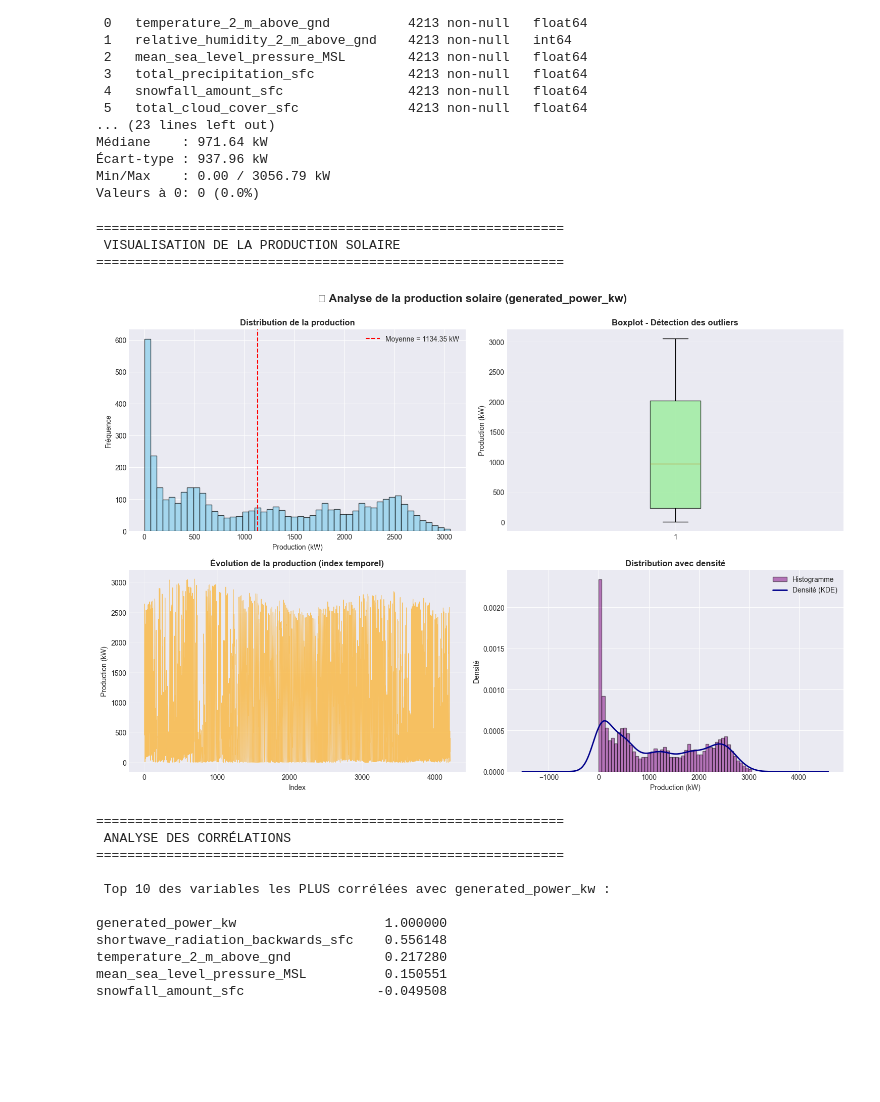
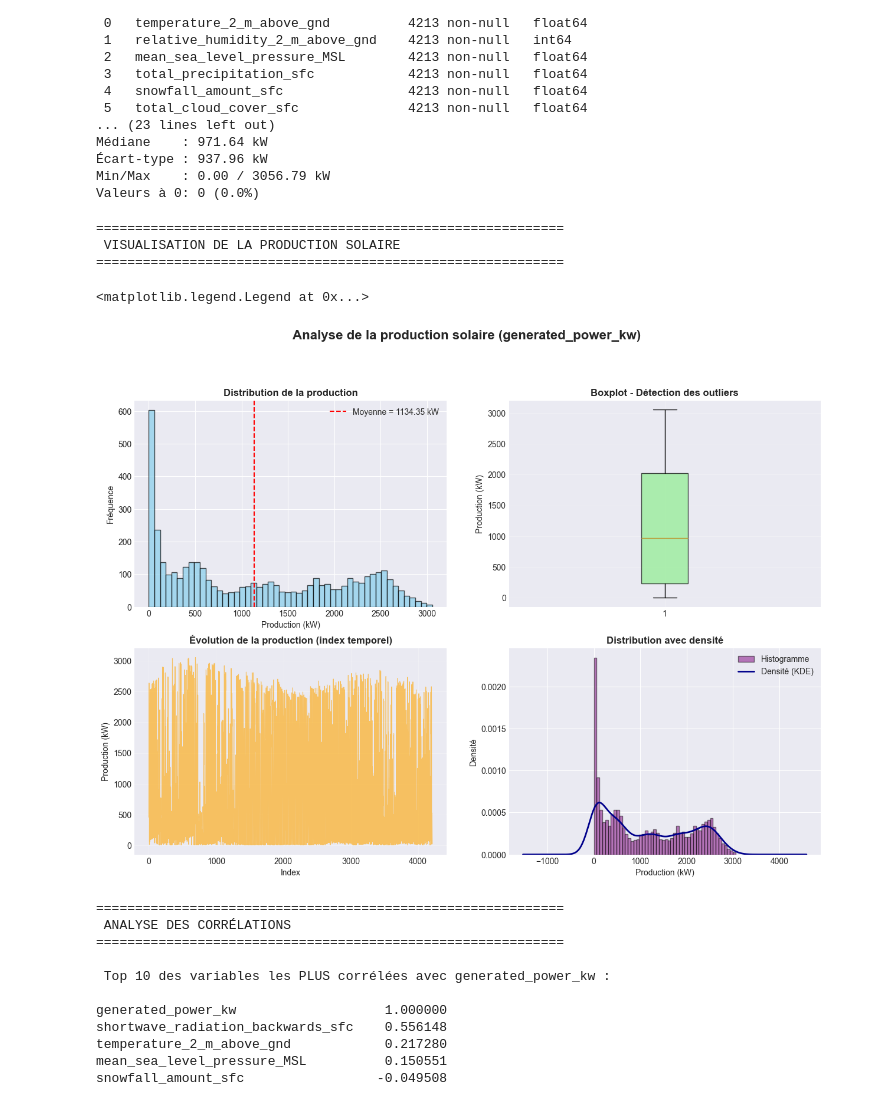
Before and after one commit to Sajinsiva10/Prediction-Production-Energie-Solaire, a Jupyter notebook: data_preparation.ipynb, the cells around one changed output. Saved outputs shown, nothing was run; the diff lists cells and outputs as text; code cells hidden in the pictures; blank space fills up the shorter version.

Commit message:
Outputs

```diff
--- a/data_preparation.ipynb
+++ b/data_preparation.ipynb
@@ -163,7 +163,7 @@ print("="*60)
 
 # Création de la figure avec plusieurs graphiques
 fig, axes = plt.subplots(2, 2, figsize=(15, 10))
-fig.suptitle('📊 Analyse de la production solaire (generated_power_kw)',
+fig.suptitle('Analyse de la production solaire (generated_power_kw)',
              fontsize=16, fontweight='bold', y=1.00)
 
 # 1. Histogramme
@@ -175,38 +175,35 @@ axes[0, 0].axvline(df['generated_power_kw'].mean(), color='red', linestyle='--',
                    label=f'Moyenne = {df["generated_power_kw"].mean():.2f} kW')
 axes[0, 0].legend()
 
 # 2. Boxplot
 axes[0, 1].boxplot(df['generated_power_kw'], vert=True, patch_artist=True,
                    boxprops=dict(facecolor='lightgreen', alpha=0.7))
 axes[0, 1].set_title('Boxplot - Détection des outliers', fontsize=12, fontweight='bold')
 axes[0, 1].set_ylabel('Production (kW)')
 axes[0, 1].grid(True, alpha=0.3)
 
 # 3. Évolution temporelle (si on a l'index comme temps)
 axes[1, 0].plot(df.index, df['generated_power_kw'], color='orange', alpha=0.6, linewidth=0.8)
 axes[1, 0].set_title('Évolution de la production (index temporel)', fontsize=12, fontweight='bold')
 axes[1, 0].set_xlabel('Index')
 axes[1, 0].set_ylabel('Production (kW)')
 axes[1, 0].grid(True, alpha=0.3)
 
 # 4. Densité (KDE)
 axes[1, 1].hist(df['generated_power_kw'], bins=50, density=True, alpha=0.5,
                 color='purple', edgecolor='black', label='Histogramme')
 df['generated_power_kw'].plot(kind='kde', ax=axes[1, 1], color='darkblue',
                                linewidth=2, label='Densité (KDE)')
 axes[1, 1].set_title('Distribution avec densité', fontsize=12, fontweight='bold')
 axes[1, 1].set_xlabel('Production (kW)')
 axes[1, 1].set_ylabel('Densité')
 axes[1, 1].legend()
-
-plt.tight_layout()
-plt.savefig('Outputs/01_distribution_production.png', dpi=300, bbox_inches='tight')
-plt.show()
 # %% [output]
 ============================================================
  VISUALISATION DE LA PRODUCTION SOLAIRE
 ============================================================
+<matplotlib.legend.Legend at 0x...>
-[figure, old version]
+[figure, new version]
 # %%
 # ============================================
 # SECTION 5 : ANALYSE DES CORRÉLATIONS
```
Also changed, not shown: parts of 7 cells of this notebook, 1 other file.
